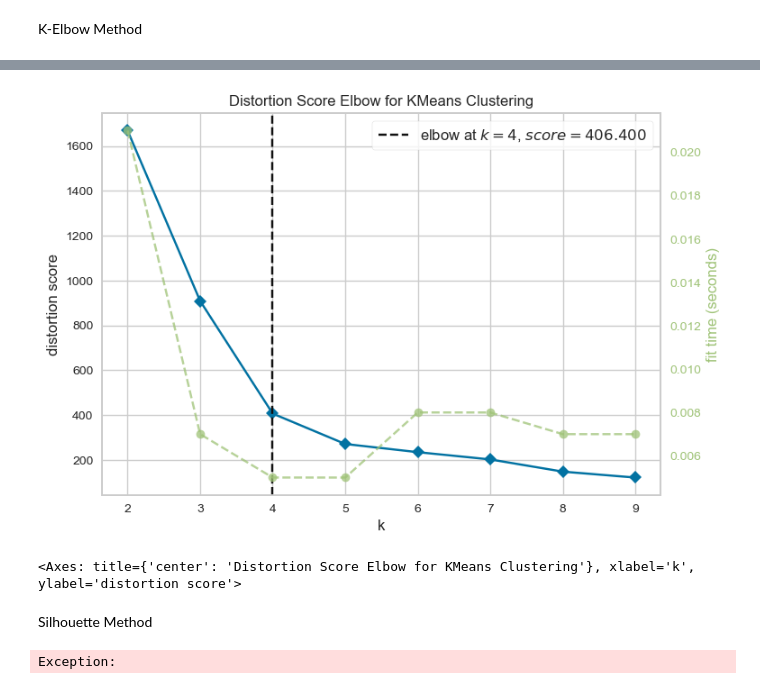
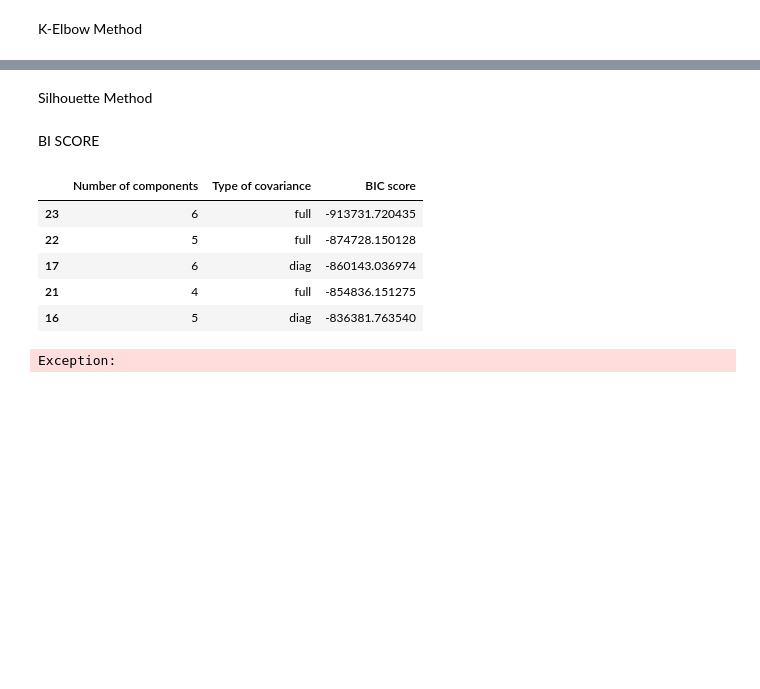
Before and after one commit to HikariJadeEmpire/AdvancedAnalytics-MADT8101, a Jupyter notebook: Week05_CustomerSegmentation/week5-Segmentation.ipynb, the cells around one changed output, grey strips where cells are left out. Cells and saved outputs as stored; diff of their text form; code cells hidden in the pictures; blank space fills up the shorter version.

```diff
--- a/Week05_CustomerSegmentation/week5-Segmentation.ipynb
+++ b/Week05_CustomerSegmentation/week5-Segmentation.ipynb
@@ -412,13 +393,2 @@ visualizer.show()
-# %%
-# Outliers
-
-km = KMeans(n_init='auto')
-
-visualizer = KElbowVisualizer(km, k=(2,10))
-visualizer.fit(dfk_outler)
-visualizer.show()
-# %% [output]
-[figure, removed]
-<Axes: title={'center': 'Distortion Score Elbow for KMeans Clustering'}, xlabel='k', ylabel='distortion score'>
 # %% [markdown]
 Silhouette Method
@@ -457,3 +404,42 @@ Silhouette Method
+# %% [markdown]
+BI SCORE
+# %%
+def gmm_bic_score(estimator, X):
+    """Callable to pass to GridSearchCV that will use the BIC score."""
+    # Make it negative since GridSearchCV expects a score to maximize
+    return -estimator.bic(X)
+
+def bicscore(X):
+    param_grid = {
+        "n_components": range(1, 7),
+        "covariance_type": ["spherical", "tied", "diag", "full"]
+        }
+    grid_search = GridSearchCV(
+        GaussianMixture(), param_grid=param_grid, scoring=gmm_bic_score)
+
+    grid_search.fit(X)
+
+    df = pd.DataFrame(grid_search.cv_results_)[
+        ["param_n_components", "param_covariance_type", "mean_test_score"]
+    ]
+    df["mean_test_score"] = -df["mean_test_score"]
+    df = df.rename(
+        columns={
+            "param_n_components": "Number of components",
+            "param_covariance_type": "Type of covariance",
+            "mean_test_score": "BIC score",
+        }
+    )
+    return df.sort_values(by="BIC score").head()
+# %%
+bicscore(dfk)
+# %% [output]
+|  | Number of components | Type of covariance | BIC score |
+| 23 | 6 | full | -913731.720435 |
+| 22 | 5 | full | -874728.150128 |
+| 17 | 6 | diag | -860143.036974 |
+| 21 | 4 | full | -854836.151275 |
+| 16 | 5 | diag | -836381.763540 |
 # %%
 raise Exception
 # %% [output]
```
Also changed, not shown: parts of 22 cells of this notebook, 1 other file.
